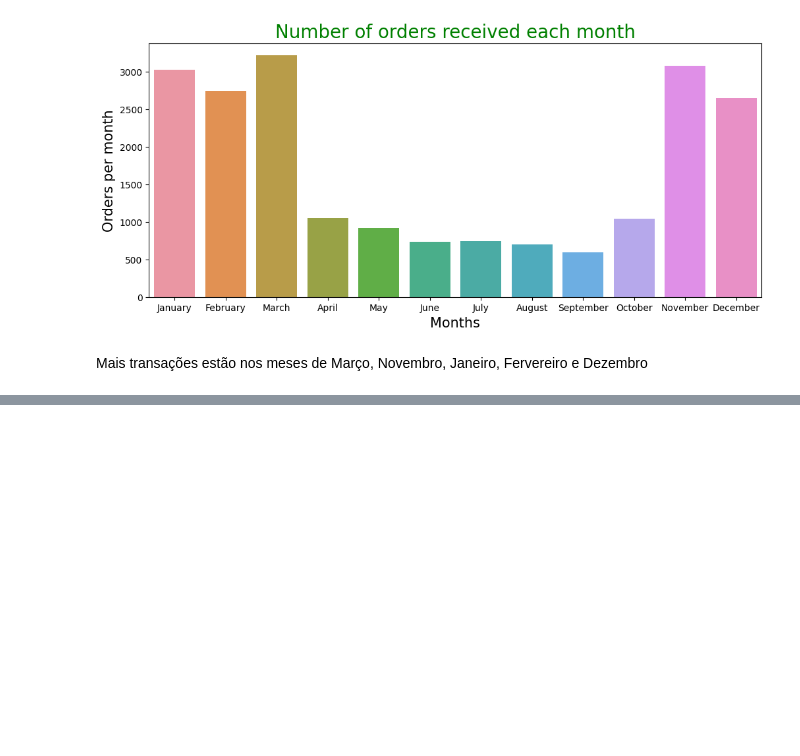
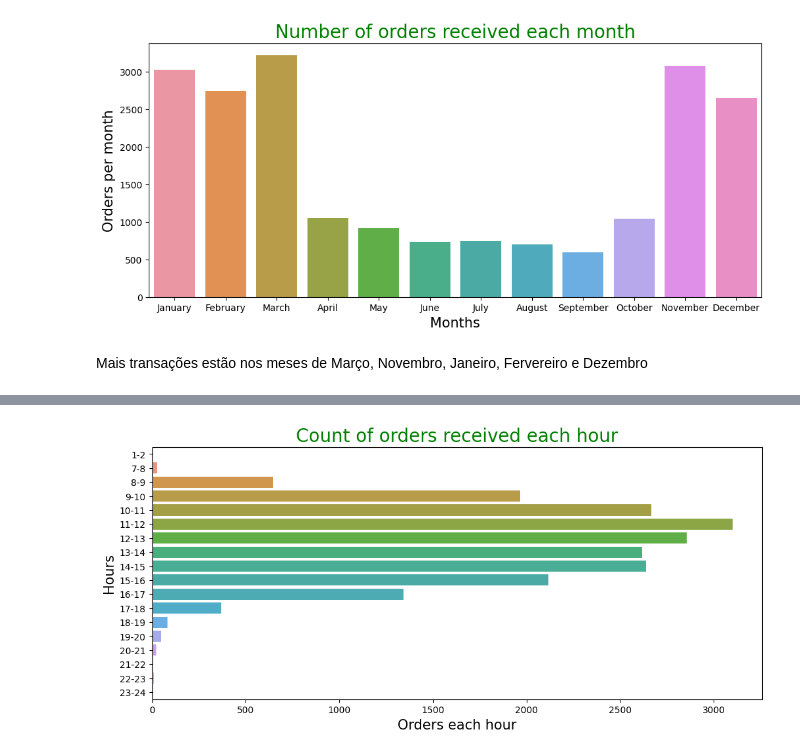
Before and after one commit to Franky03/MyCodes, a Jupyter notebook: MachineLearning/Apriori/apalgorithm.ipynb, the cells around one changed output, grey strips where cells are left out. Cells and saved outputs as stored; diff of their text form; code cells hidden in the pictures; blank space fills up the shorter version.

```diff
--- a/MachineLearning/Apriori/apalgorithm.ipynb
+++ b/MachineLearning/Apriori/apalgorithm.ipynb
@@ -109,0 +123,13 @@ Mais transações estão nos meses de Março, Novembro, Janeiro, Fervereiro e De
+# %%
+hourTran=  dataset.groupby('hour')['Transaction'].count().reset_index()
+hourTran.loc[:,"hourorder"] = [1,10,11,12,13,14,15,16,17,18,19,20,21,22,23,7,8,9]
+hourTran.sort_values("hourorder",inplace=True)
+
+plt.figure(figsize=(12,5))
+sns.barplot(data = hourTran, x = "Transaction", y = "hour")
+plt.ylabel('Hours', size = 15)
+plt.xlabel('Orders each hour', size = 15)
+plt.title('Count of orders received each hour', color = 'green', size = 20)
+plt.show()
+# %% [output]
+[figure, added]
```
Also changed, not shown: parts of 11 cells of this notebook, 1 other file.
